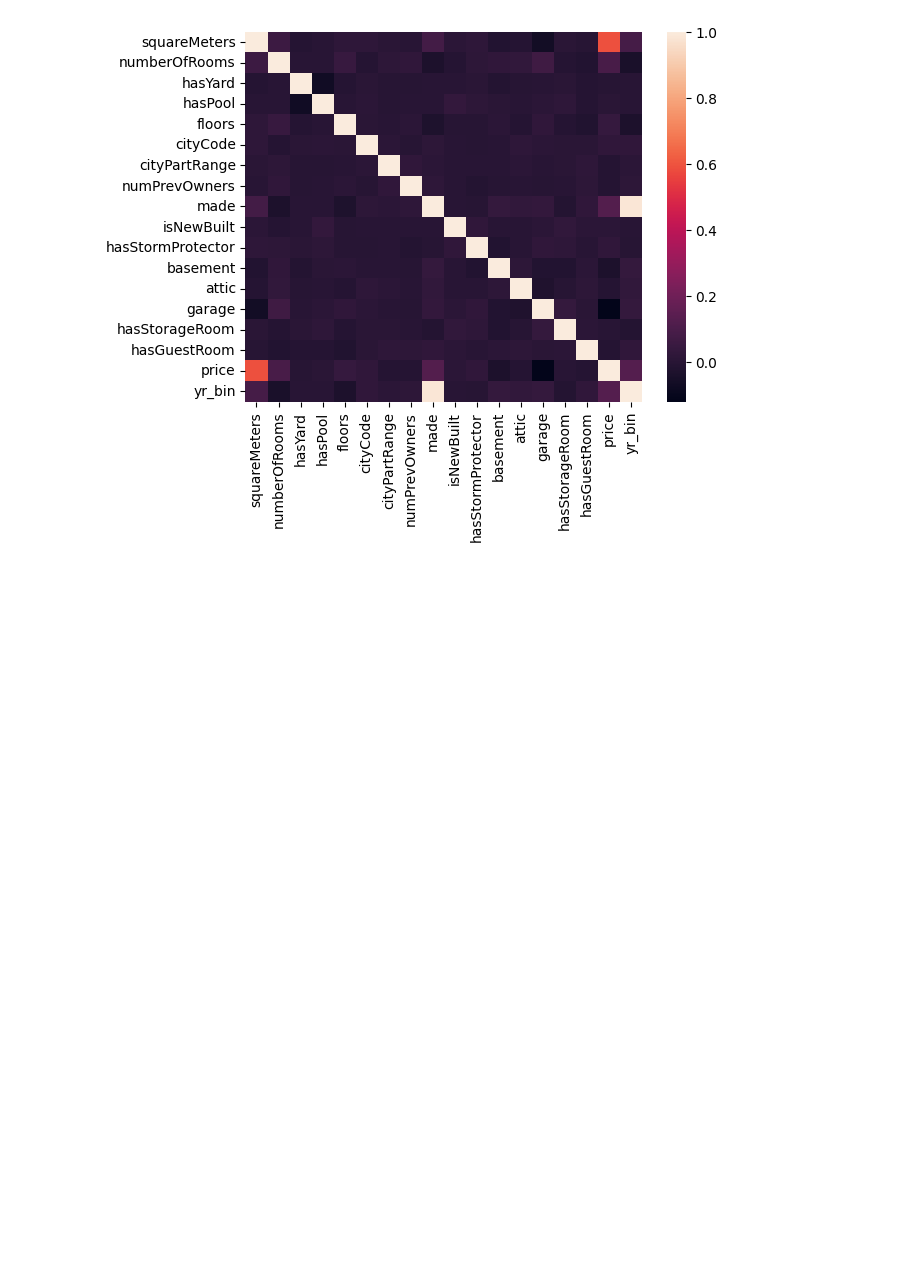
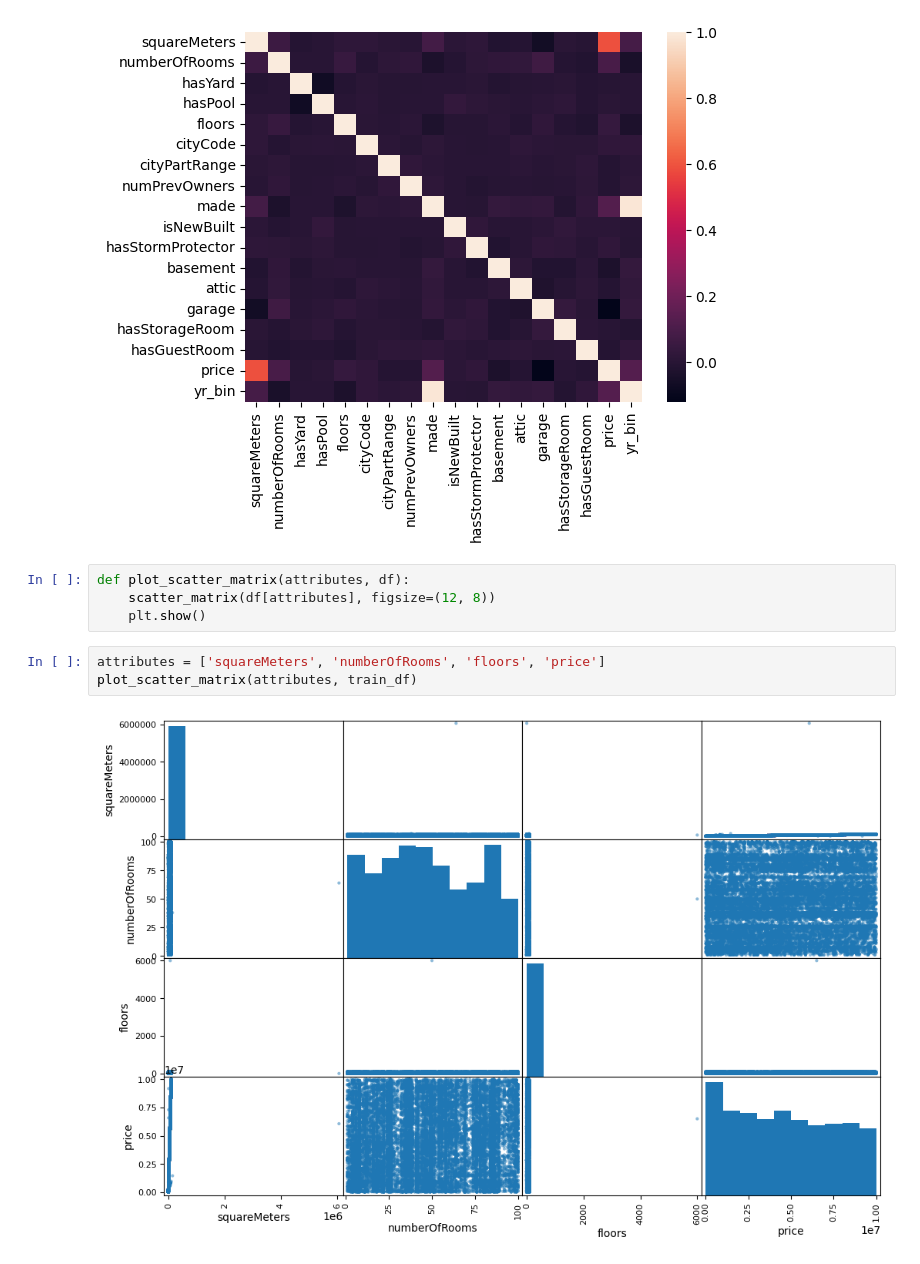
Before and after one commit to BagzzBunny/Regression-with-a-Tabular-Paris-Housing-Price-Dataset, a Jupyter notebook: housing_price_paris.ipynb, the cells around one changed output. Cells and saved outputs as stored; diff of their text form; blank space fills up the shorter version.

Commit message:
added squareMeters analysis

```diff
--- a/housing_price_paris.ipynb
+++ b/housing_price_paris.ipynb
@@ -96,3 +94,12 @@ sns.heatmap(train_df.corr())
 # %% [output]
 <AxesSubplot:>
 [figure]
+# %%
+def plot_scatter_matrix(attributes, df):
+    scatter_matrix(df[attributes], figsize=(12, 8))
+    plt.show()
+# %%
+attributes = ['squareMeters', 'numberOfRooms', 'floors', 'price']
+plot_scatter_matrix(attributes, train_df)
+# %% [output]
+[figure, added]
```
Also changed, not shown: parts of 11 cells of this notebook.
